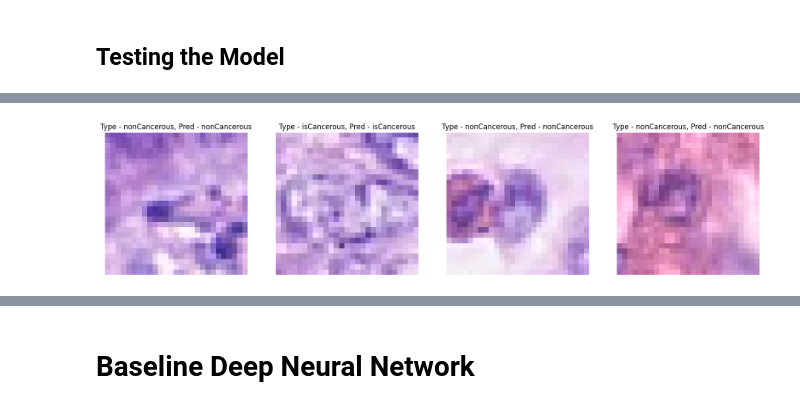
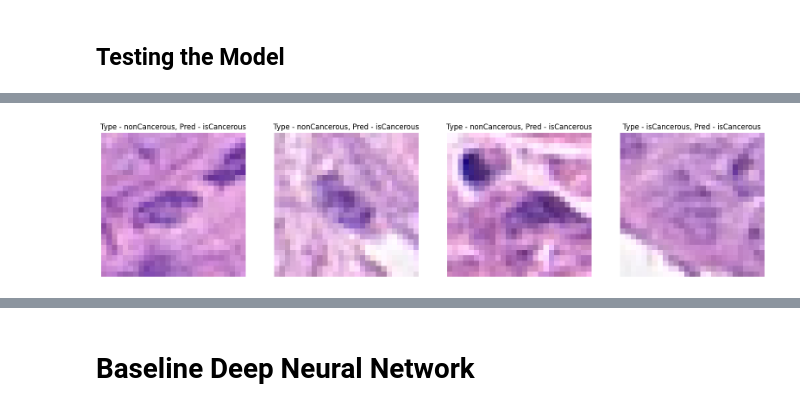
Before and after one commit to Kashyap-Chilivoju/MachineLearningA2, a Jupyter notebook: Assignment2.ipynb, the cells around one changed output, grey strips where cells are left out. Saved outputs shown, nothing was run; the diff lists cells and outputs as text; code cells hidden in the pictures.

```diff
--- a/Assignment2.ipynb
+++ b/Assignment2.ipynb
@@ -951,6 +926,6 @@ Train data : 12361, Val Data: 4121, Test Data: 3798
 # %%
 INPUT_DIM = (27,27,3)
-HIDDEN_LAYER_DIM = 256
+HIDDEN_LAYER_DIM = 100
 OUTPUT_CLASSES = 2
 
 model = tf.keras.Sequential([
@@ -1053,13 +1066,15 @@ plot_learning_curve(history.history['loss'], history.history['val_loss'],
 # %%
-INPUT_DIM = (27,27,3)
-HIDDEN_LAYER_DIM = 1000
-OUTPUT_CLASSES = 2
+reg_lambda = 0.001
 
-model = tf.keras.Sequential([
+model_drop = tf.keras.Sequential([
     tf.keras.layers.Flatten(input_shape=INPUT_DIM),
     tf.keras.layers.Dense(HIDDEN_LAYER_DIM, activation='sigmoid'),
+    tf.keras.layers.Dropout(.3),
     tf.keras.layers.Dense(OUTPUT_CLASSES)
 ])
+model_drop.compile(optimizer='SGD',
+              loss=tf.keras.losses.CategoricalCrossentropy(from_logits=True),
+              metrics=['categorical_accuracy'])
 
-model.summary()
+history_drop = model_drop.fit_generator(train_generator, validation_data = validation_generator, epochs=150, verbose=0)
 # %% [output]
@@ -1081,6 +1084,0 @@ _________________________________________________________________
-# %%
-model.compile(optimizer='SGD',
-              loss=tf.keras.losses.CategoricalCrossentropy(from_logits=True),
-              metrics=['categorical_accuracy'])
-# %%
-history = model.fit_generator(train_generator, validation_data = validation_generator, epochs=50, verbose=0)
@@ -1120,7 +1127,7 @@ Try using .loc[row_indexer,col_indexer] = value instead
 See the caveats in the documentation: https://pandas.pydata.org/pandas-docs/stable/user_guide/indexing.html#returning-a-view-versus-a-copy
   testingSetCancerous['isCancerous'] = testingSetCancerous['isCancerous'].astype('str')
 # %%
-model.evaluate(test_generator)
+model_drop.evaluate(test_generator)
 label_names = {'nonCancerous' : 0, 'isCancerous' : 1}
 
 d_inv = {v: k for k, v in label_names.items()}
@@ -1146,2 +1153,2 @@ for x,y in test_generator:
-[figure, old version]
+[figure, new version]
 # %%
```
Also changed, not shown: parts of 60 cells of this notebook.
